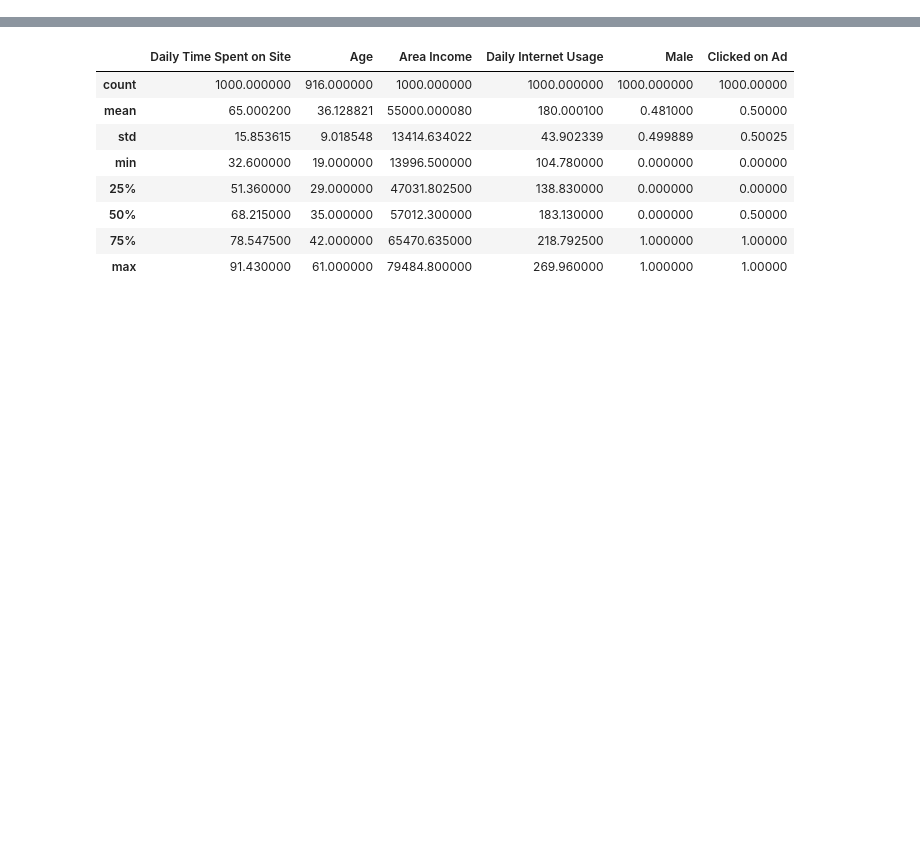
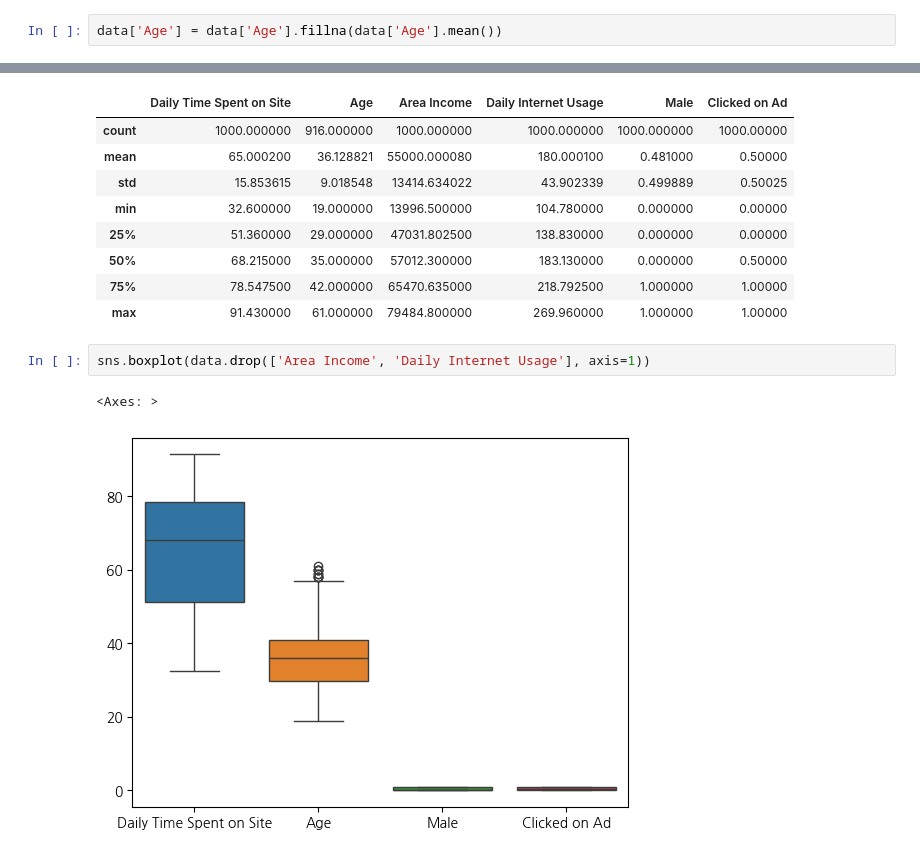
Before and after one commit to eunso03/fintech, a Jupyter notebook: 05machine_learning/18나이브베이즈_분류분석.ipynb, the cells around one changed output, grey strips where cells are left out. Saved outputs shown, nothing was run; the diff lists cells and outputs as text; blank space fills up the shorter version.

```diff
--- a/05machine_learning/18나이브베이즈_분류분석.ipynb
+++ b/05machine_learning/18나이브베이즈_분류분석.ipynb
@@ -48,3 +48,5 @@ Country                      0
 Timestamp                    0
 Clicked on Ad                0
 dtype: int64
+# %%
+data['Age'] = data['Age'].fillna(data['Age'].mean())
@@ -60,3 +76,8 @@ data.describe()
 | 50% | 68.215000 | 35.000000 | 57012.300000 | 183.130000 | 0.000000 | 0.50000 |
 | 75% | 78.547500 | 42.000000 | 65470.635000 | 218.792500 | 1.000000 | 1.00000 |
 | max | 91.430000 | 61.000000 | 79484.800000 | 269.960000 | 1.000000 | 1.00000 |
+# %%
+sns.boxplot(data.drop(['Area Income', 'Daily Internet Usage'], axis=1))
+# %% [output]
+<Axes: >
+[figure, added]
```
Also changed, not shown: parts of 21 cells of this notebook.
